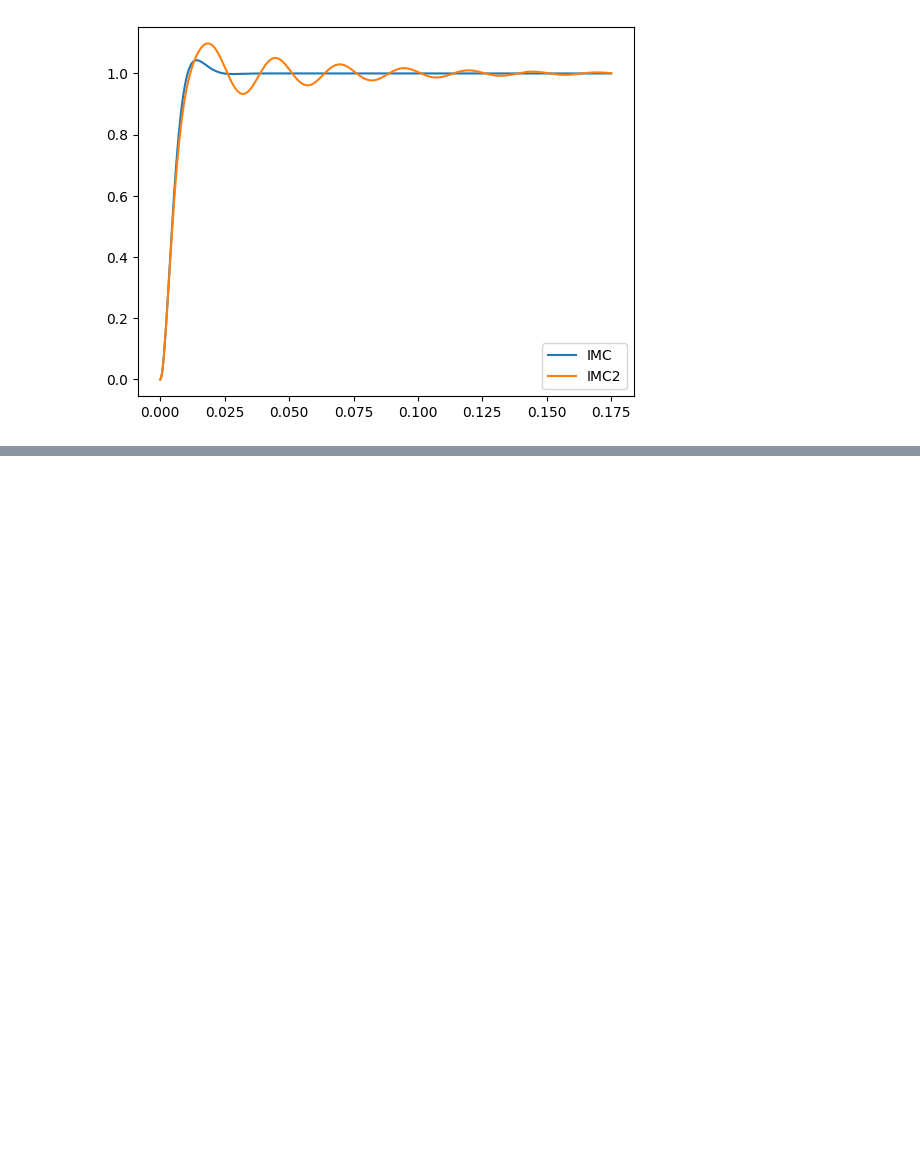
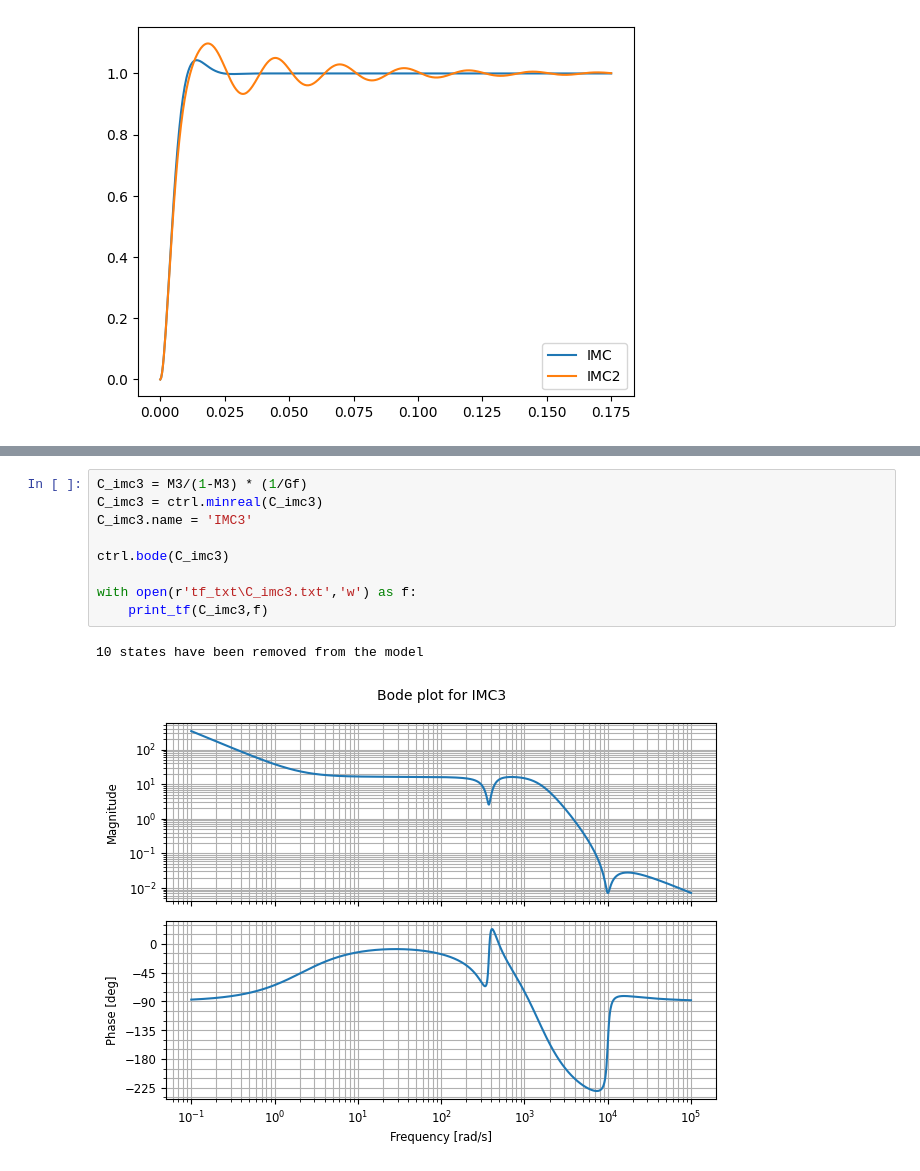
Before and after one commit to eliasrhoden/Sinumerik-Ctrl, a Jupyter notebook: imc_design.ipynb, the cells around one changed output, grey strips where cells are left out. Cells and saved outputs as stored; diff of their text form; blank space fills up the shorter version.

```diff
--- a/imc_design.ipynb
+++ b/imc_design.ipynb
@@ -181,0 +215,12 @@ array([[list([<matplotlib.lines.Line2D object at 0x...>])],
+# %%
+C_imc3 = M3/(1-M3) * (1/Gf)
+C_imc3 = ctrl.minreal(C_imc3)
+C_imc3.name = 'IMC3'
+
+ctrl.bode(C_imc3)
+
+with open(r'tf_txt\C_imc3.txt','w') as f:
+    print_tf(C_imc3,f)
+# %% [output]
+10 states have been removed from the model
+[figure, added]
```
Also changed, not shown: parts of 8 cells of this notebook, 13 other files.
